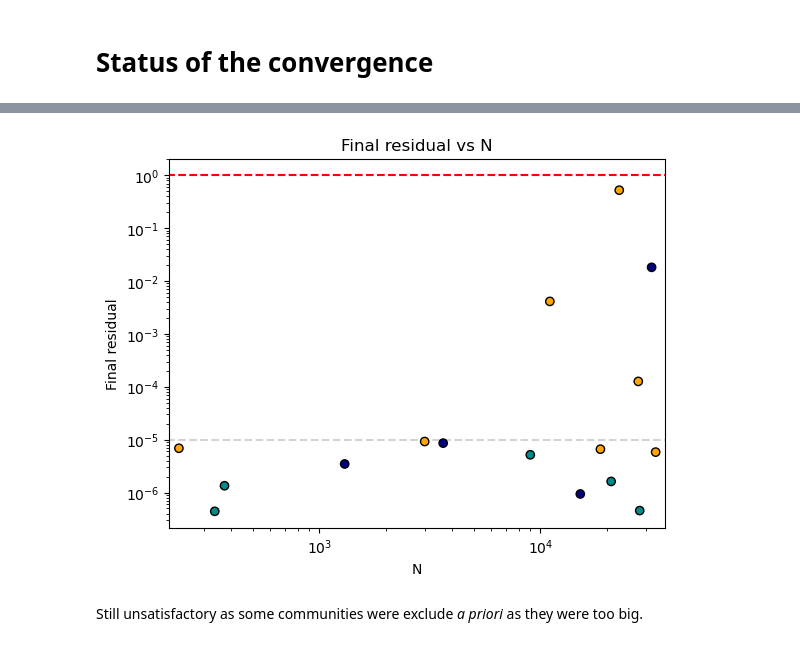
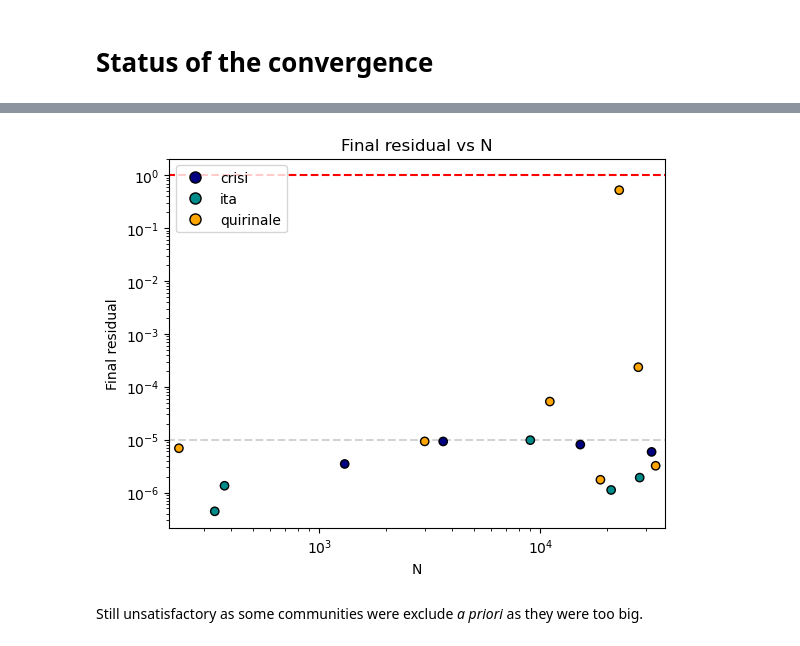
Before and after one commit to fabiosaracco/bowtie2, a Jupyter notebook: 0_1_convergence_test.ipynb, the cells around one changed output, grey strips where cells are left out. Saved outputs shown, nothing was run; the diff lists cells and outputs as text; code cells hidden in the pictures.

```diff
--- a/0_1_convergence_test.ipynb
+++ b/0_1_convergence_test.ipynb
@@ -93,3 +90,0 @@ sys.modules['dcms.models.ADECMModel'] = dcms.models.qDECMModel
-# %%
-with open(TEST_FOLDER+file, 'rb') as f:
-    cacca=pickle.load(f)
@@ -105,16 +94,20 @@ models=[]
 solved_dataset={}
 
 for file in qdecm_test_files:
+    file_mtime = dt.date.fromtimestamp(os.path.getmtime(TEST_FOLDER+file))
+    if file_mtime != dt.date.today():
+        print(f'[{dt.datetime.now():%Y-%m-%d %H:%M:%S}] The file {file} was not created/modified today. Skipping...')
+        continue
     key=file.split('_')[0]
     if key not in solved_dataset.keys():
         solved_dataset[key]={'comms':0, 'solved':0}
     with open(TEST_FOLDER+file, 'rb') as f:
-        model=pickle.load(f)
+        cacca=pickle.load(f)
 
-    if hasattr(model, 'sol_weights') and hasattr(model.sol_weights, 'converged'):
-        models.append(model)
+    if hasattr(cacca, 'sol_weights') and hasattr(cacca.sol_weights, 'converged'):
+        models.append(cacca)
         solved_dataset[key]['comms']+=1
-        if model.sol_weights.converged:
+        if cacca.sol_weights.converged:
             solved+=1
             solved_dataset[key]['solved']+=1
 print(f'{solved}/{len(models)} solved ({solved/len(models)*100:.2f}%)')
@@ -128,6 +125,10 @@ models=[]
 solved_dataset={}
 file_mask=np.zeros(len(qdecm_test_files), dtype=bool)
 for i_file, file in enumerate(qdecm_test_files):
+    file_mtime = dt.date.fromtimestamp(os.path.getmtime(TEST_FOLDER+file))
+    if file_mtime != dt.date.today():
+        print(f'[{dt.datetime.now():%Y-%m-%d %H:%M:%S}] The file {file} was not created/modified today. Skipping...')
+        continue
     key=file.split('_')[0]
     if key not in solved_dataset.keys():
         solved_dataset[key]={'solved':0, 'comms':0}
@@ -153,18 +171,27 @@ color_dict={'crisi': 'navy', 'ita': 'darkcyan', 'quirinale': 'orange'}
 Ns=np.array([model.N for model in models])
 res_final=np.array([model.sol_weights.residuals[-1] for model in models])
 # %%
+from matplotlib.lines import Line2D
+
 plt.scatter(Ns, res_final, color=[color_dict[file.split('_')[0]] for file in qdecm_test_files], edgecolor='black', zorder=2)
 plt.hlines([1e-5], 0.5*min(Ns), 1.5*max(Ns), linestyles='--', colors='lightgray', zorder=1)
 plt.hlines([1], 0.5*min(Ns), 1.5*max(Ns), linestyles='--', colors='red', zorder=1)
 plt.xscale('log')
 plt.yscale('log')
 plt.xlabel('N')
 plt.ylabel('Final residual')
 plt.title('Final residual vs N')
 plt.xlim(0.9*min(Ns), 1.1*max(Ns))
+
+legend_handles = [
+    Line2D([0], [0], marker='o', color='w', markerfacecolor=color, markeredgecolor='black', markersize=8, label=label)
+    for label, color in color_dict.items()
+]
+plt.legend(handles=legend_handles)
+
 plt.show()
 # %% [output]
-[figure, old version]
+[figure, new version]
 # %% [markdown]
 Still unsatisfactory as some communities were exclude _a priori_ as they were too big.
 # %% [markdown]
```
Also changed, not shown: parts of 11 cells of this notebook, 1 other file.
